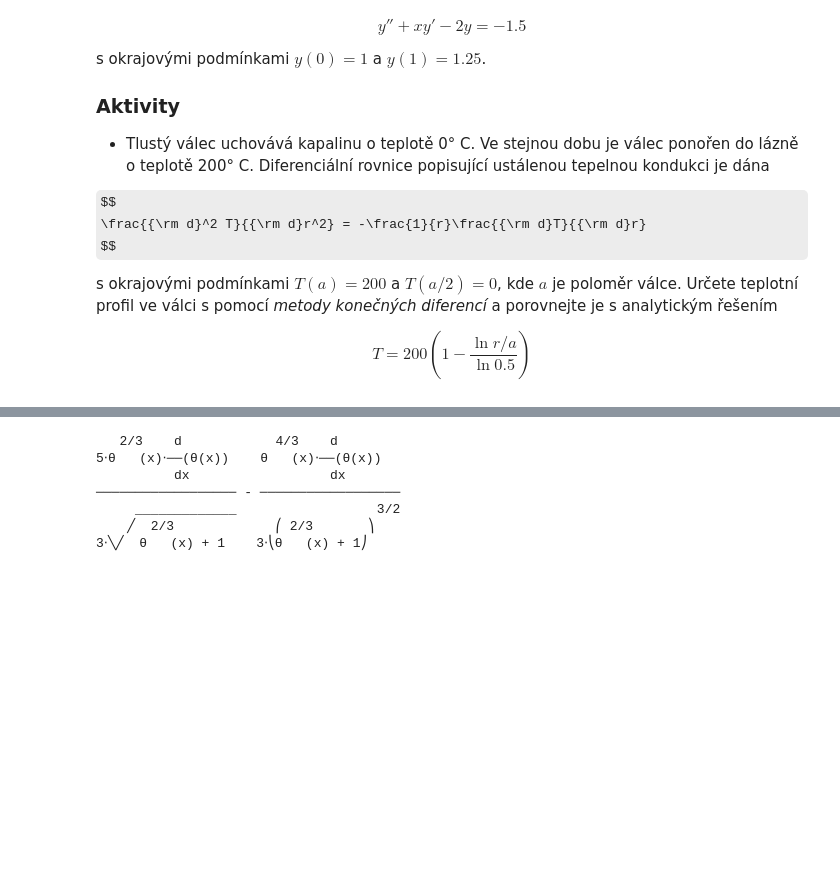
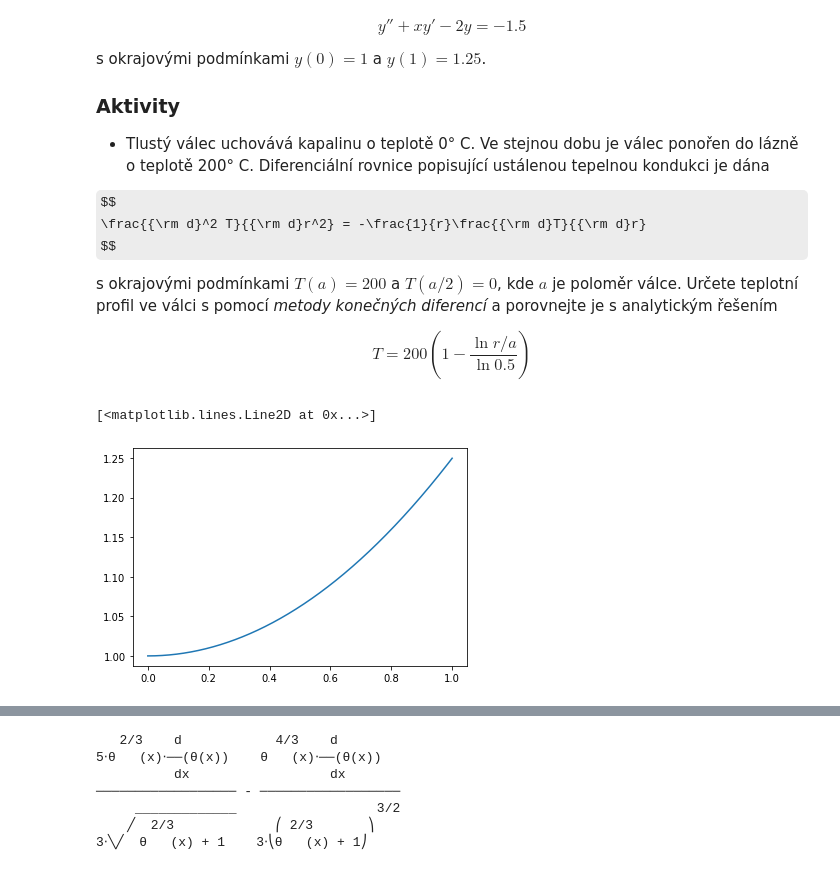
Before and after one commit to astroviki/NumericalMethods, a Jupyter notebook: ODE/ODE.ipynb, the cells around one changed output, grey strips where cells are left out. Drawn from its saved outputs; the diff is of its cells as text; code cells hidden in the pictures; some formulas as TeX source; blank space fills up the shorter version.

```diff
--- a/ODE/ODE.ipynb
+++ b/ODE/ODE.ipynb
@@ -687,6 +687,66 @@ s okrajovými podmínkami $T(a)=200$ a $T(a/2)=0$, kde $a$ je poloměr válce. U
 $$
 T = 200\left(1-\frac{\ln{r/a}}{\ln{0.5}}\right)
 $$
+# %%
+import numpy as np
+import matplotlib.pyplot as plt
+
+# Parametry problemu
+x0 = 0
+xend = 1.0
+n = 2000
+
+# Casovy krok
+dx = (xend - x0)/n
+
+# Cas - pole diskretnich hodnot s casovym krokem dt
+x = np.linspace(x0,xend,n)
+
+# Pocatecni podminky
+
+y0 = np.array([1,0.])
+
+# Matrix array of dependent variables, each variable have n-points in time
+y = np.zeros([2,np.size(x)])
+
+# Variables in time t
+yn = np.zeros(2)
+
+# RHS vector initialization
+rhs = np.zeros(2)
+
+# Calculation of RHS
+def fce_rhs(xn,yn):
+  rhs = np.zeros(2)
+  rhs[0] = yn[1]
+  rhs[1] = -1.5-xn*yn[1]+2*yn[0]
+  return rhs
+
+# ODE solver runge kutta
+#
+# Input:
+#        tn ... time value
+#        yn .... array of dependent variables in time t
+def rungekuta4ode(xn,yn):
+  K0 = dx*fce_rhs(xn,yn)
+  K1 = dx*fce_rhs(xn+dx/2,yn+K0/2)
+  K2 = dx*fce_rhs(xn+dx/2,yn+K1/2)
+  K3 = dx*fce_rhs(xn+dx,yn+K2)
+  ynew = yn+1.0/6.0*(K0+2*K1+2*K2+K3)
+  # Return dependent variables Y in time t+1
+  return ynew
+
+# Initial condition
+y[:,0] = y0
+
+for i in range(np.size(x)-1):
+  buffer = rungekuta4ode(x[i],y[:,i])
+  y[:,i+1] = buffer
+
+plt.plot(x[:],y[0,:])
+# %% [output]
+[<matplotlib.lines.Line2D at 0x...>]
+[figure, added]
 # %% [markdown]
 ## Hvězdná Stavba - Bílý trpaslík
 
```
